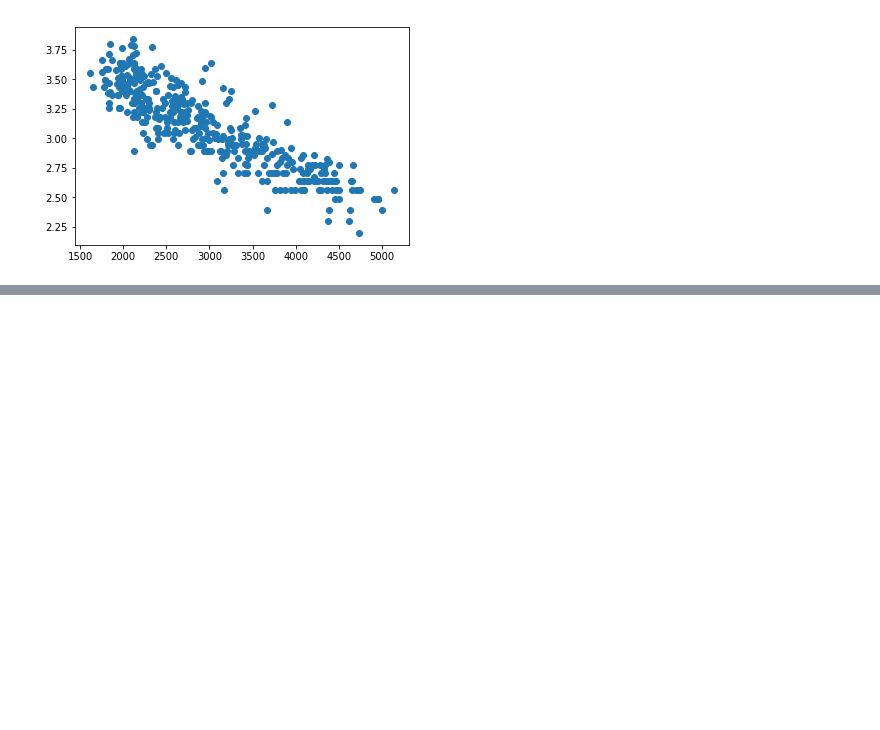
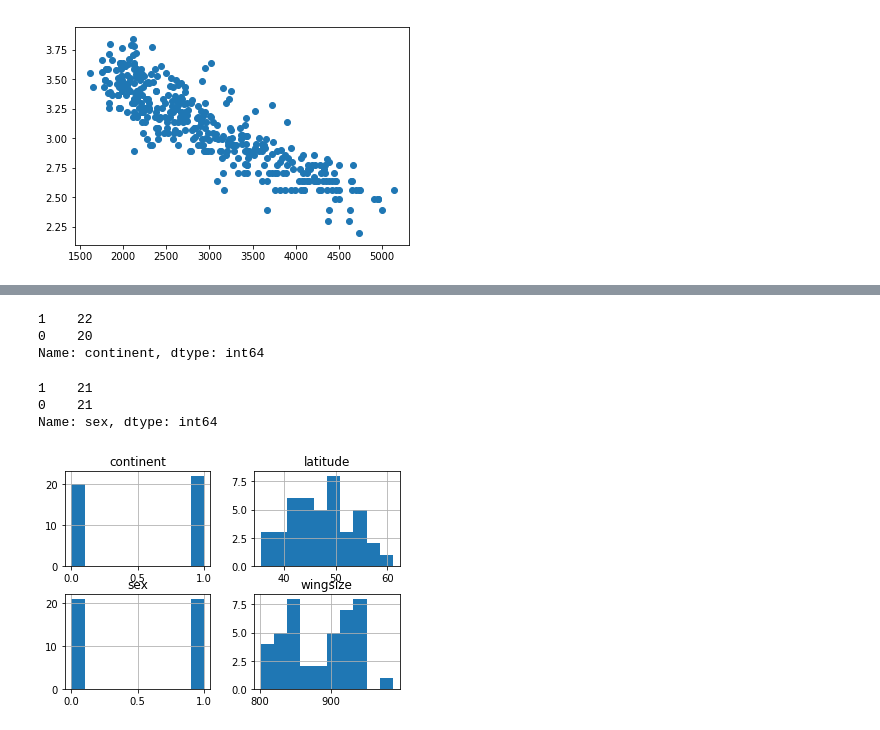
Before and after one commit to wmarshall484/DSI_LECTURES_2, a Jupyter notebook: linear-regression/moses_marsh/linear_regression.ipynb, the cells around one changed output, grey strips where cells are left out. Drawn from its saved outputs; the diff is of its cells as text; code cells hidden in the pictures; blank space fills up the shorter version.

```diff
--- a/linear-regression/moses_marsh/linear_regression.ipynb
+++ b/linear-regression/moses_marsh/linear_regression.ipynb
@@ -711,0 +722,3 @@ plt.ylabel('residuals');
+# %%
+insects = pd.read_csv('data/insects.csv', sep='\t')
+insects.head(10)
@@ -711,0 +737,16 @@ plt.ylabel('residuals');
+# %%
+insects['continent'].value_counts()
+# %% [output]
+1    22
+0    20
+Name: continent, dtype: int64
+# %%
+insects['sex'].value_counts()
+# %% [output]
+1    21
+0    21
+Name: sex, dtype: int64
+# %%
+insects.hist();
+# %% [output]
+[figure, added]
```
Also changed, not shown: parts of 11 cells of this notebook, 1 other file.
